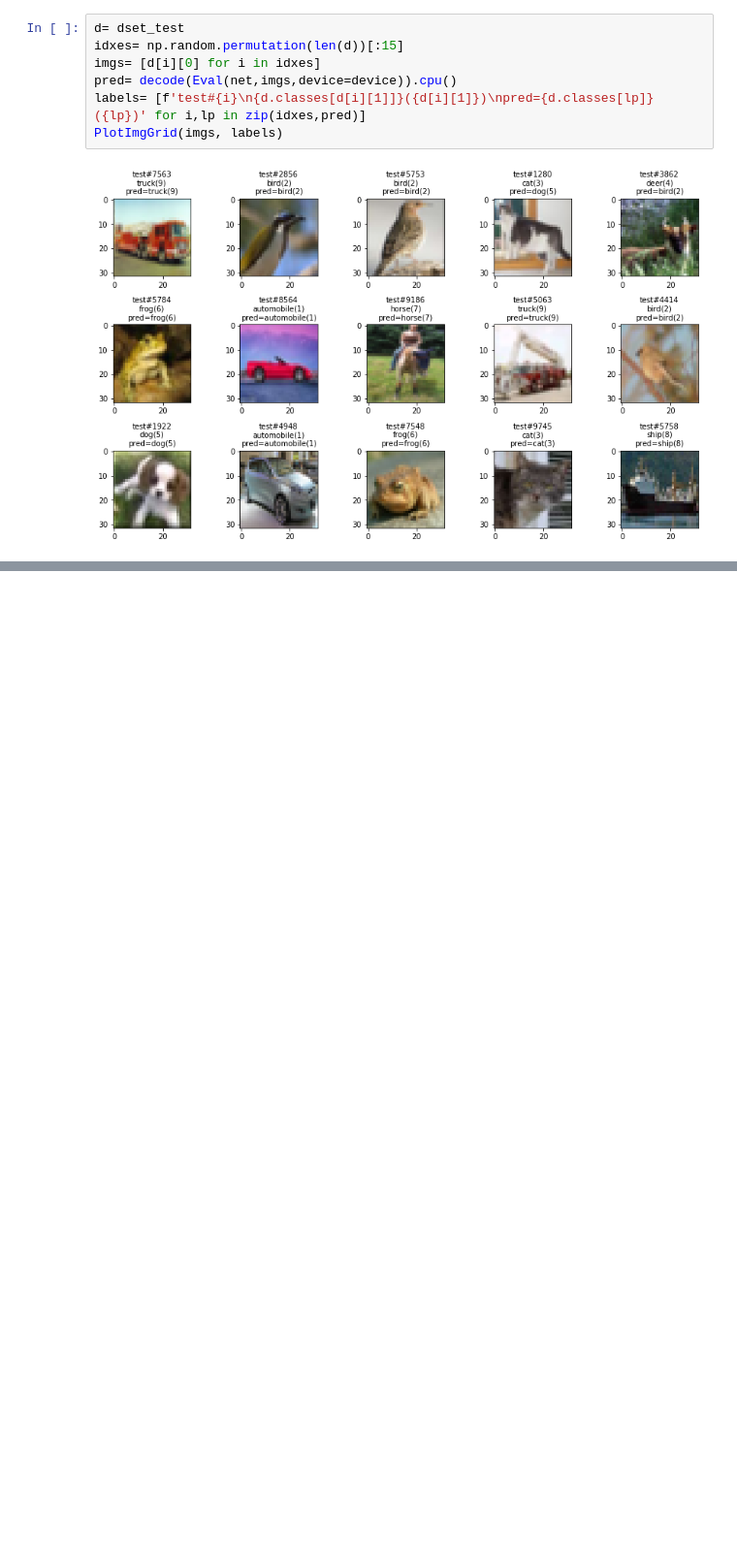
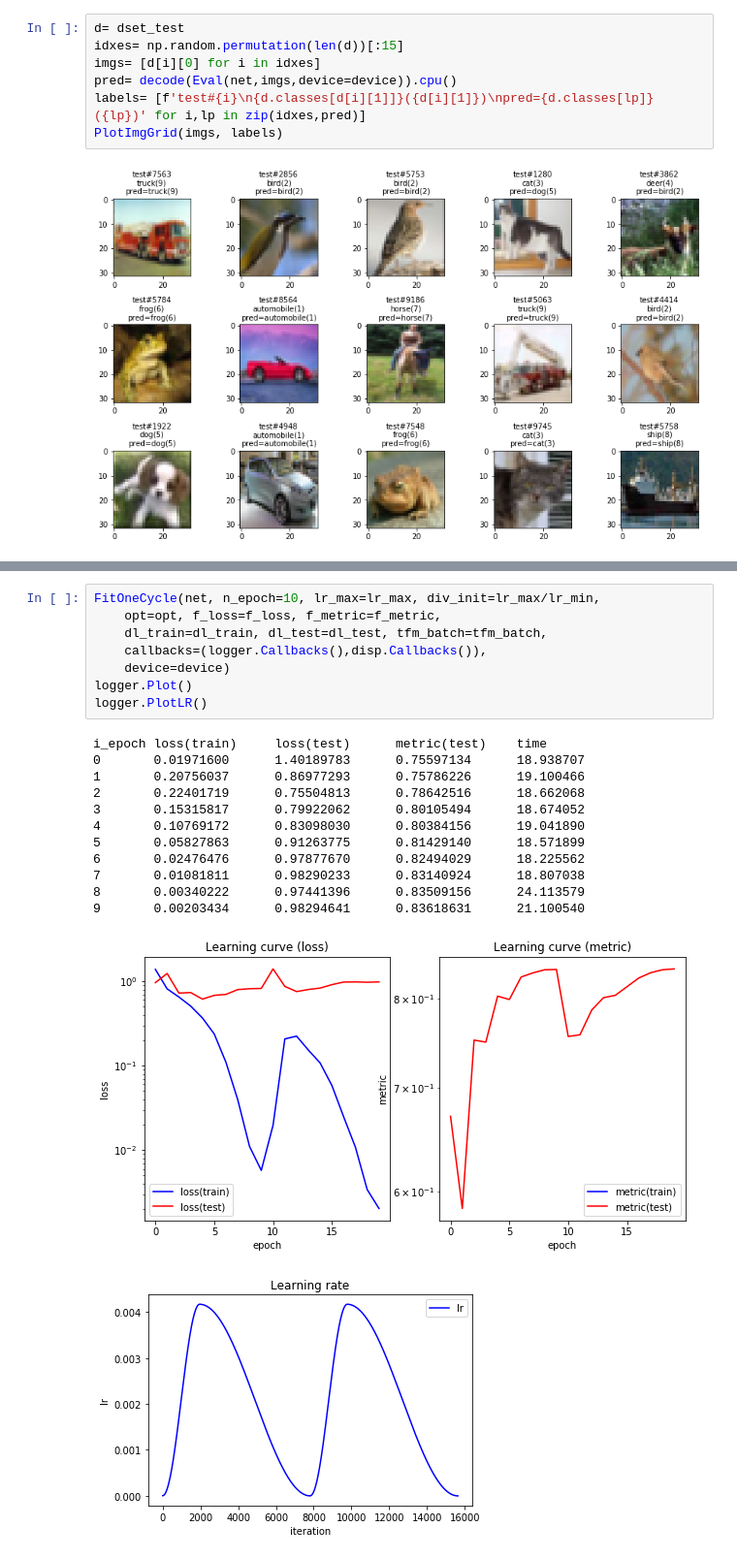
Before and after one commit to akihikoy/ay_test, a Jupyter notebook: python/torch/resnet_cifar10_1.ipynb, the cells around one changed output, grey strips where cells are left out. Shown at 97% size. Cells and saved outputs as stored; diff of their text form; blank space fills up the shorter version.

```diff
--- a/python/torch/resnet_cifar10_1.ipynb
+++ b/python/torch/resnet_cifar10_1.ipynb
@@ -687,0 +583,22 @@ PlotImgGrid(imgs, labels)
+# %%
+FitOneCycle(net, n_epoch=10, lr_max=lr_max, div_init=lr_max/lr_min,
+    opt=opt, f_loss=f_loss, f_metric=f_metric,
+    dl_train=dl_train, dl_test=dl_test, tfm_batch=tfm_batch,
+    callbacks=(logger.Callbacks(),disp.Callbacks()),
+    device=device)
+logger.Plot()
+logger.PlotLR()
+# %% [output]
+i_epoch loss(train)     loss(test)      metric(test)    time
+0       0.01971600      1.40189783      0.75597134      18.938707
+1       0.20756037      0.86977293      0.75786226      19.100466
+2       0.22401719      0.75504813      0.78642516      18.662068
+3       0.15315817      0.79922062      0.80105494      18.674052
+4       0.10769172      0.83098030      0.80384156      19.041890
+5       0.05827863      0.91263775      0.81429140      18.571899
+6       0.02476476      0.97877670      0.82494029      18.225562
+7       0.01081811      0.98290233      0.83140924      18.807038
+8       0.00340222      0.97441396      0.83509156      24.113579
+9       0.00203434      0.98294641      0.83618631      21.100540
+[figure, added]
+[figure, added]
```
Also changed, not shown: parts of 15 cells of this notebook, 3 other files.
